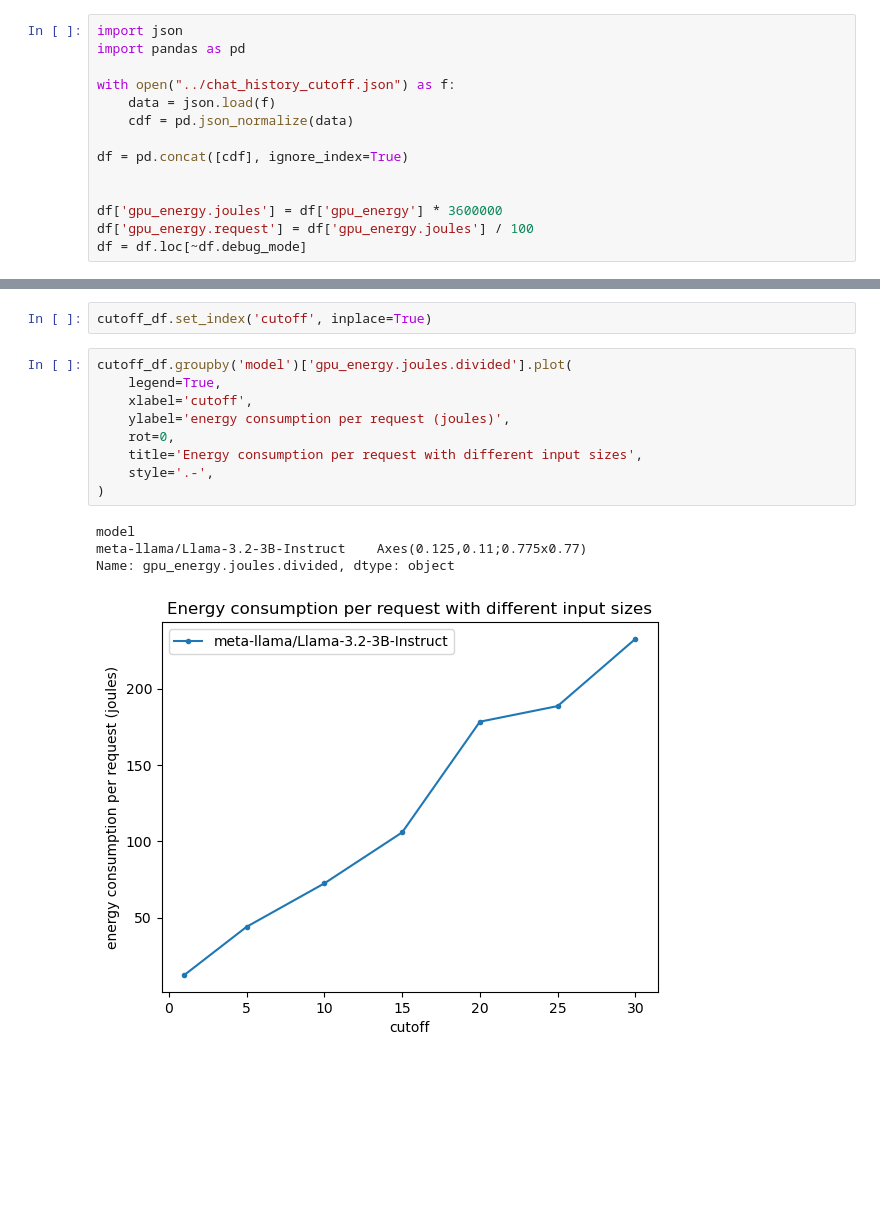
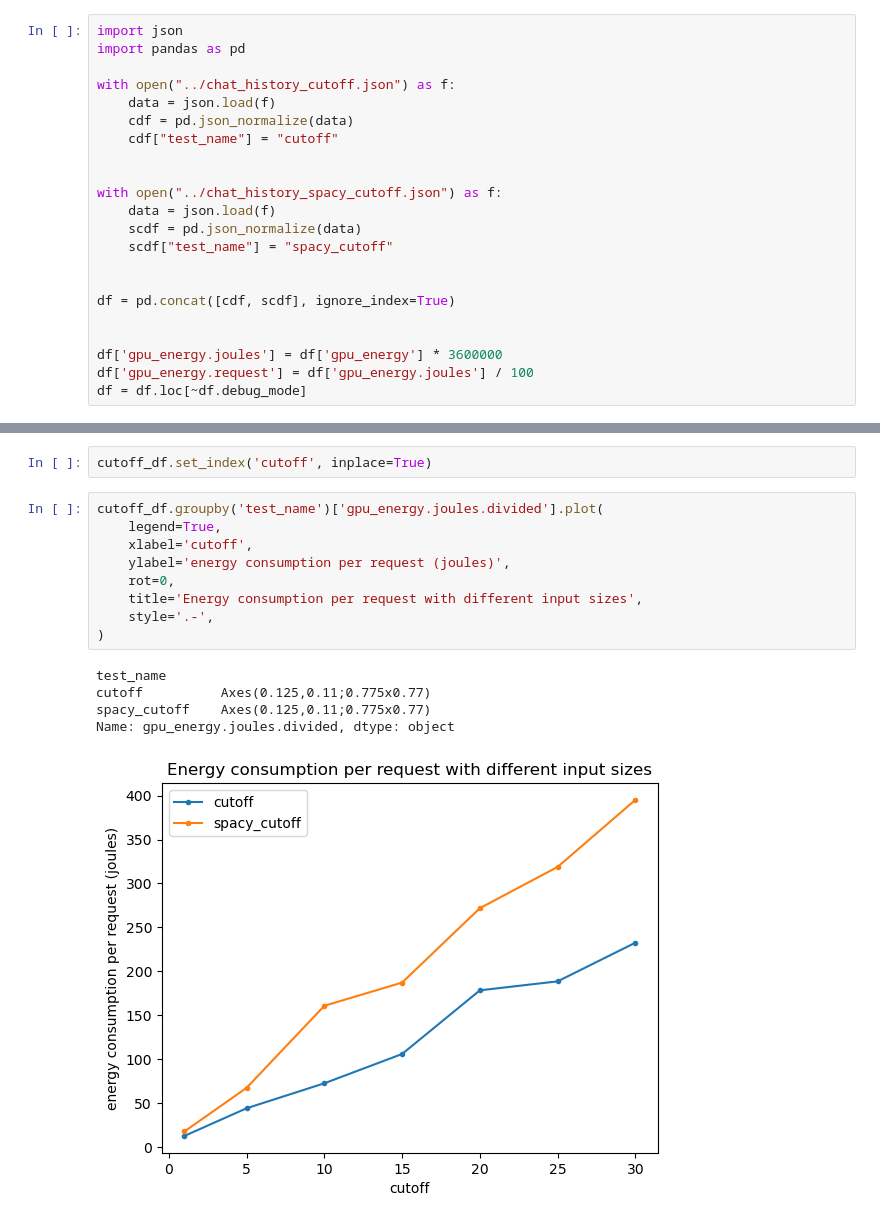
Before and after one commit to Q42/green.ai, a Jupyter notebook: results/graphs/chat_history.ipynb, the cells around one changed output, grey strips where cells are left out. Cells and saved outputs as stored; diff of their text form; blank space fills up the shorter version.

Commit message:
change chat history graph to test both cutoff and spacy cutoff.

```diff
--- a/results/graphs/chat_history.ipynb
+++ b/results/graphs/chat_history.ipynb
@@ -5,8 +5,16 @@ import pandas as pd
 with open("../chat_history_cutoff.json") as f:
     data = json.load(f)
     cdf = pd.json_normalize(data)
+    cdf["test_name"] = "cutoff"
 
-df = pd.concat([cdf], ignore_index=True)
+
+with open("../chat_history_spacy_cutoff.json") as f:
+    data = json.load(f)
+    scdf = pd.json_normalize(data)
+    scdf["test_name"] = "spacy_cutoff"
+
+
+df = pd.concat([cdf, scdf], ignore_index=True)
 
 
 df['gpu_energy.joules'] = df['gpu_energy'] * 3600000
@@ -19,17 +27,18 @@ cutoff_df['gpu_energy.joules.divided'] = cutoff_df['gpu_energy.joules'] / 94
 # %%
 cutoff_df.set_index('cutoff', inplace=True)
 # %%
-cutoff_df.groupby('model')['gpu_energy.joules.divided'].plot(
+cutoff_df.groupby('test_name')['gpu_energy.joules.divided'].plot(
     legend=True,
     xlabel='cutoff',
     ylabel='energy consumption per request (joules)',
     rot=0,
     title='Energy consumption per request with different input sizes',
     style='.-',
 )
 # %% [output]
-model
-meta-llama/Llama-3.2-3B-Instruct    Axes(0.125,0.11;0.775x0.77)
+test_name
+cutoff          Axes(0.125,0.11;0.775x0.77)
+spacy_cutoff    Axes(0.125,0.11;0.775x0.77)
 Name: gpu_energy.joules.divided, dtype: object
-[figure, old version]
+[figure, new version]
 # %%
```
Also changed, not shown: parts of 1 cell of this notebook.
